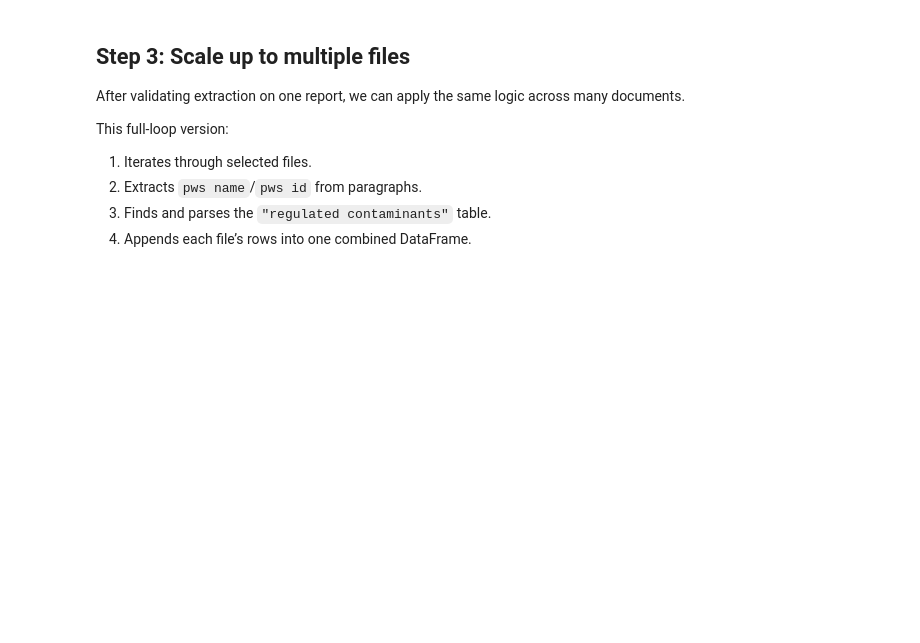
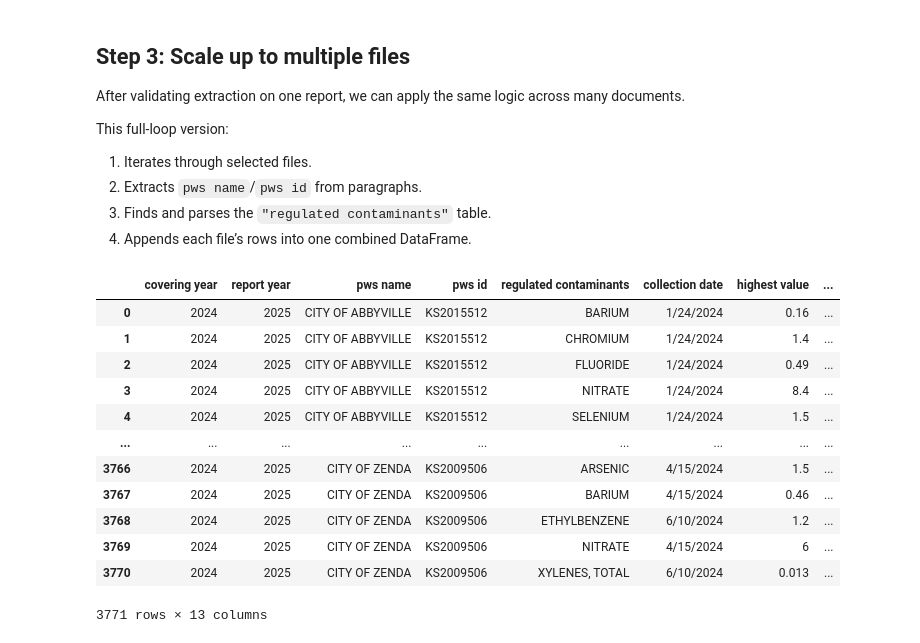
Before and after one commit to jbodenheimer/KS_BoilWater_Curriculum, a Jupyter notebook: notebooks/Doc_scrapping.ipynb, the cells around one changed output. Saved outputs shown, nothing was run; the diff lists cells and outputs as text; code cells hidden in the pictures; blank space fills up the shorter version.

```diff
--- a/notebooks/Doc_scrapping.ipynb
+++ b/notebooks/Doc_scrapping.ipynb
@@ -468,0 +475,7 @@ display(table_df)
+# %%
+# If there's an empty header between Unit and MCLG, it's MCL
+print(headers)
+for i in range(1, len(headers)-1):
+    if headers[i] == "" and headers[i-1] == "unit" and headers[i+1] == "mclg":
+        headers[i] = "mcl"
+print(headers)
@@ -480,21 +561,25 @@ This full-loop version:
 # %%
 #Table Extraction for REgulated Contaminants
 expected_headers = ['covering year', 'report year', 'pws name', 'pws id', 'regulated contaminants', 'collection date', 'highest value', 'range\n(low/high)','unit','mcl','mclg','typical source']
+
+# Setup a dataframe for extracted data
 df = pd.DataFrame(columns=expected_headers)
-# df.header = expected_headers
+
+# Loops through all files and perform extraction on each file
 for i, file in enumerate(docx_files):
-    # print(i)
-    # print(file)
 
+    # Index and bring a docx file
     doc_path = (docx_files[i])
+
     doc = Document(doc_path)
+
     ###################### Paragraph Extraction #####################
     paragraphs = doc.paragraphs
     all_paragraph_text = ""
     for p in doc.paragraphs:
         all_paragraph_text += p.text + "\n" # append each paragraph + newline
 
-
+    # Extract pws name and pws ID
     pws_pattern = r"pws\s*name\s*:\s*(.*?)\s+pws\s*id\s*:\s*([A-Za-z0-9\-]+)"
     match = re.search(pws_pattern, all_paragraph_text, flags=re.IGNORECASE)
 
@@ -506,8 +591,9 @@ for i, file in enumerate(docx_files):
         # print("pws id  :", pws_id)
     else:
         pws_name, pws_id = None, None
-        # print("\nv not found in selected paragraph.")
+        print("\nv not found in selected paragraph.")
 
+    # Extract the Report Year from the file
     CCR_ReportYear_pattern =  r"Consumer Confidence Report\s*[–-]\s*(\d{4}).*?"
     CCR_ReportYear_match = re.search(CCR_ReportYear_pattern, all_paragraph_text, flags=re.IGNORECASE)
 
@@ -515,49 +601,69 @@ for i, file in enumerate(docx_files):
         report_year = int(CCR_ReportYear_match.group(1))
         # print("Report year:", report_year)
     else:
-        pws_name, pws_id = None, None
-        # print("\nCCR_ReportYear_pattern not found in selected paragraph.")
+        report_year = None
+        print("\nCCR_ReportYear_pattern not found in selected paragraph.")
 
+    # Extract the Calendar Year from the file
     CCR_CalYear_pattern = r"Covering Calendar Year\s*[–-]\s*(\d{4})"
     CCR_CalYear_match = re.search(CCR_CalYear_pattern, all_paragraph_text, flags=re.IGNORECASE)
     if CCR_CalYear_match:
         covering_year = int(CCR_CalYear_match.group(1))
         # print("Covering year:", covering_year)
     else:
-        pws_name, pws_id = None, None
-        # print("\nCCR_CalYear_pattern not found in selected paragraph.")
+        covering_year = None
+        print("\nCCR_CalYear_pattern not found in selected paragraph.")
 
 
     ###################### Table Extraction #########################
     tables = doc.tables
     rows_out = [] # setup variable for row data
     for t, table in enumerate(tables):
 
         if tables[t].cell(0,0).text.strip().casefold() == "regulated contaminants": #strip removes white space and casefold avoids capitalization issues
             txt = table.cell(0, 5).text
             raw = table.cell(0, 5).text
-            # clean = raw.replace('\xa0', ' ').strip()
+            clean = raw.replace('\xa0', ' ').strip()
 
-            # print("raw   :", repr(raw))
-            # print("clean :", repr(clean))
-            headers = [cell.text.strip().casefold() for cell in table.rows[0].cells] #get all the headers of the current table. We can use these for verification with our pandas df
+            headers = [cell.text.strip().casefold() for cell in table.rows[0].cells] #get all the headers of the current table
+
+            # If there's an empty header between Unit and MCLG, it's MCL
+            for i in range(1, len(headers)-1):
+                if headers[i] == "" and headers[i-1] == "unit" and headers[i+1] == "mclg":
+                    headers[i] = "mcl"
+            if "" in headers:
+                print("Warning: have blank header(s):", headers)
             for r in range(1, len(table.rows)):
+                # Explain
                 row_data = {headers[c]: table.cell(r, c).text.strip() for c in range(len(headers))}
                 # print(row_data)
                 rows_out.append(row_data)
 
     # Create a dataframe of the extracted table data
     table_df = pd.DataFrame(rows_out)
 
     # Add the data extracted from paragraphs to our table dataframe
     table_df["covering year"] = covering_year
     table_df["report year"] = report_year
     table_df["pws name"] = pws_name
     table_df["pws id"] = pws_id
 
     # Append
     df = pd.concat([df, table_df], ignore_index=True)
 
 display(df)
-df.to_csv("CCR_" + subdir + "output.csv", index=False)
+# %% [output]
+|  | covering year | report year | pws name | pws id | regulated contaminants | collection date | highest value | ... |
+| 0 | 2024 | 2025 | CITY OF ABBYVILLE | KS2015512 | BARIUM | 1/24/2024 | 0.16 | ... |
+| 1 | 2024 | 2025 | CITY OF ABBYVILLE | KS2015512 | CHROMIUM | 1/24/2024 | 1.4 | ... |
+| 2 | 2024 | 2025 | CITY OF ABBYVILLE | KS2015512 | FLUORIDE | 1/24/2024 | 0.49 | ... |
+| 3 | 2024 | 2025 | CITY OF ABBYVILLE | KS2015512 | NITRATE | 1/24/2024 | 8.4 | ... |
+| 4 | 2024 | 2025 | CITY OF ABBYVILLE | KS2015512 | SELENIUM | 1/24/2024 | 1.5 | ... |
+| ... | ... | ... | ... | ... | ... | ... | ... | ... |
+| 3766 | 2024 | 2025 | CITY OF ZENDA | KS2009506 | ARSENIC | 4/15/2024 | 1.5 | ... |
+| 3767 | 2024 | 2025 | CITY OF ZENDA | KS2009506 | BARIUM | 4/15/2024 | 0.46 | ... |
+| 3768 | 2024 | 2025 | CITY OF ZENDA | KS2009506 | ETHYLBENZENE | 6/10/2024 | 1.2 | ... |
+| 3769 | 2024 | 2025 | CITY OF ZENDA | KS2009506 | NITRATE | 4/15/2024 | 6 | ... |
+| 3770 | 2024 | 2025 | CITY OF ZENDA | KS2009506 | XYLENES, TOTAL | 6/10/2024 | 0.013 | ... |
+3771 rows × 13 columns
 # %%
```
Also changed, not shown: parts of 16 cells of this notebook, 2 other files.
